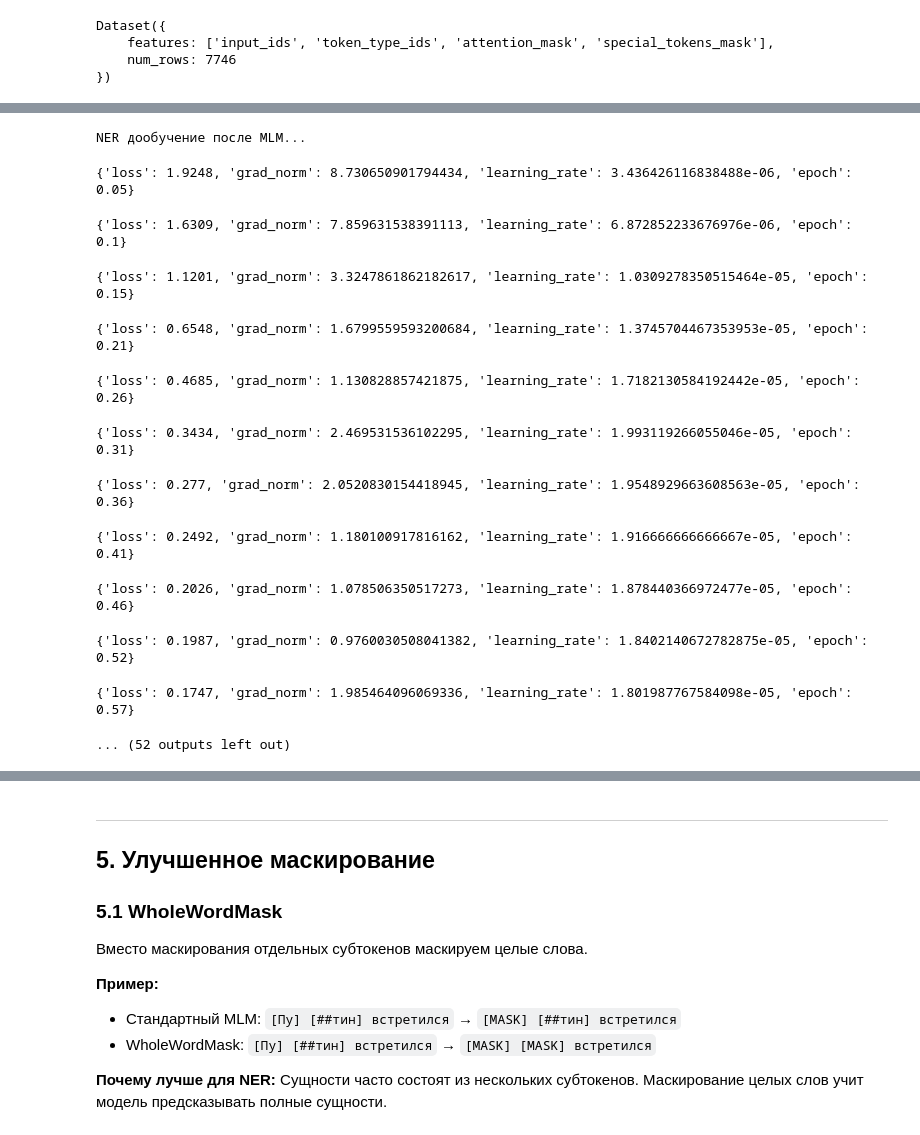
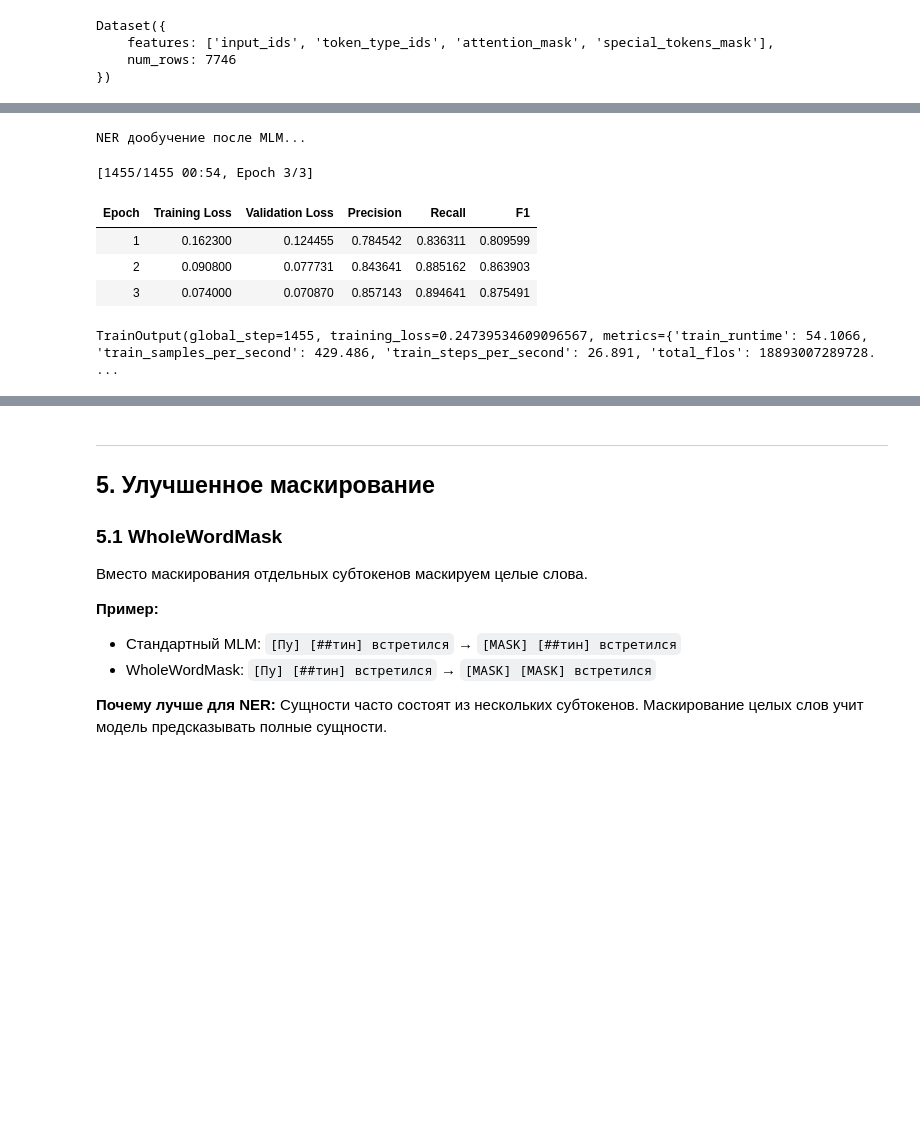
Before and after one commit to va-av-8/itmo_dl_nlp_course, a Jupyter notebook: hw3_ner_transformers.ipynb, the cells around one changed output, grey strips where cells are left out. Drawn from its saved outputs; the diff is of its cells as text; code cells hidden in the pictures; blank space fills up the shorter version.

```diff
--- a/hw3_ner_transformers.ipynb
+++ b/hw3_ner_transformers.ipynb
@@ -863,49 +854,43 @@ You should probably TRAIN this model on a down-stream task to be able to use it
 # NER дообучение
 ner_after_mlm_args = TrainingArguments(
     output_dir='./results/mlm_ner',
-    evaluation_strategy='epoch',
+    eval_strategy='epoch',
     save_strategy='epoch',
     learning_rate=2e-5,
     per_device_train_batch_size=BATCH_SIZE,
     per_device_eval_batch_size=EVAL_BATCH_SIZE,
     num_train_epochs=3,
     weight_decay=0.01,
     warmup_ratio=0.1,
     logging_steps=50,
     load_best_model_at_end=True,
     metric_for_best_model='f1',
     fp16=FP16,
     seed=RANDOM_STATE,
     report_to='none',
     use_cpu=(DEVICE.type == 'cpu'),
 )
 
 trainer_mlm_ner = Trainer(
     model=model_mlm_ner,
     args=ner_after_mlm_args,
     train_dataset=tokenized_dataset['train'],
     eval_dataset=tokenized_dataset['test'],
     tokenizer=tokenizer,
     data_collator=data_collator,
     compute_metrics=compute_metrics
 )
 
 print('NER дообучение после MLM...')
 trainer_mlm_ner.train()
 # %% [output]
 NER дообучение после MLM...
-{'loss': 1.9248, 'grad_norm': 8.730650901794434, 'learning_rate': 3.436426116838488e-06, 'epoch': 0.05}
+[1455/1455 00:54, Epoch 3/3]
+| Epoch | Training Loss | Validation Loss | Precision | Recall | F1 |
+| 1 | 0.162300 | 0.124455 | 0.784542 | 0.836311 | 0.809599 |
+| 2 | 0.090800 | 0.077731 | 0.843641 | 0.885162 | 0.863903 |
+| 3 | 0.074000 | 0.070870 | 0.857143 | 0.894641 | 0.875491 |
-{'loss': 1.6309, 'grad_norm': 7.859631538391113, 'learning_rate': 6.872852233676976e-06, 'epoch': 0.1}
+TrainOutput(global_step=1455, training_loss=0.24739534609096567, metrics={'train_runtime': 54.1066, 'train_samples_per_second': 429.486, 'train_steps_per_second': 26.891, 'total_flos': 18893007289728. ...
-{'loss': 1.1201, 'grad_norm': 3.3247861862182617, 'learning_rate': 1.0309278350515464e-05, 'epoch': 0.15}
-{'loss': 0.6548, 'grad_norm': 1.6799559593200684, 'learning_rate': 1.3745704467353953e-05, 'epoch': 0.21}
-{'loss': 0.4685, 'grad_norm': 1.130828857421875, 'learning_rate': 1.7182130584192442e-05, 'epoch': 0.26}
-{'loss': 0.3434, 'grad_norm': 2.469531536102295, 'learning_rate': 1.993119266055046e-05, 'epoch': 0.31}
-{'loss': 0.277, 'grad_norm': 2.0520830154418945, 'learning_rate': 1.9548929663608563e-05, 'epoch': 0.36}
-{'loss': 0.2492, 'grad_norm': 1.180100917816162, 'learning_rate': 1.916666666666667e-05, 'epoch': 0.41}
-{'loss': 0.2026, 'grad_norm': 1.078506350517273, 'learning_rate': 1.878440366972477e-05, 'epoch': 0.46}
-{'loss': 0.1987, 'grad_norm': 0.9760030508041382, 'learning_rate': 1.8402140672782875e-05, 'epoch': 0.52}
-{'loss': 0.1747, 'grad_norm': 1.985464096069336, 'learning_rate': 1.801987767584098e-05, 'epoch': 0.57}
-... (52 outputs left out)
 # %%
 # Оценка MLM + NER
 results_mlm_ner = evaluate_model(
```
Also changed, not shown: parts of 49 cells of this notebook.
